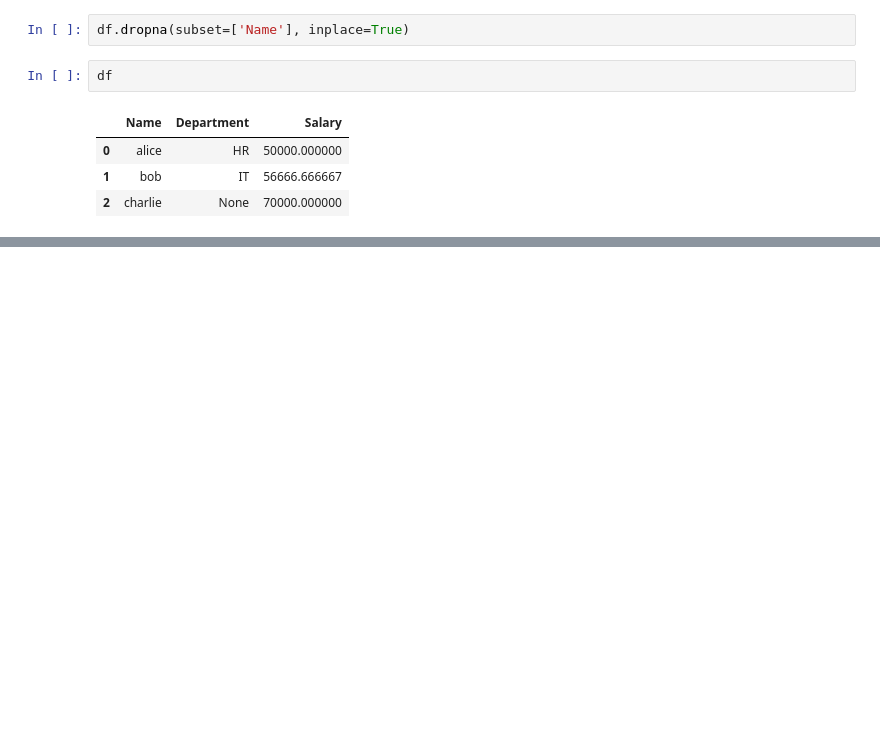
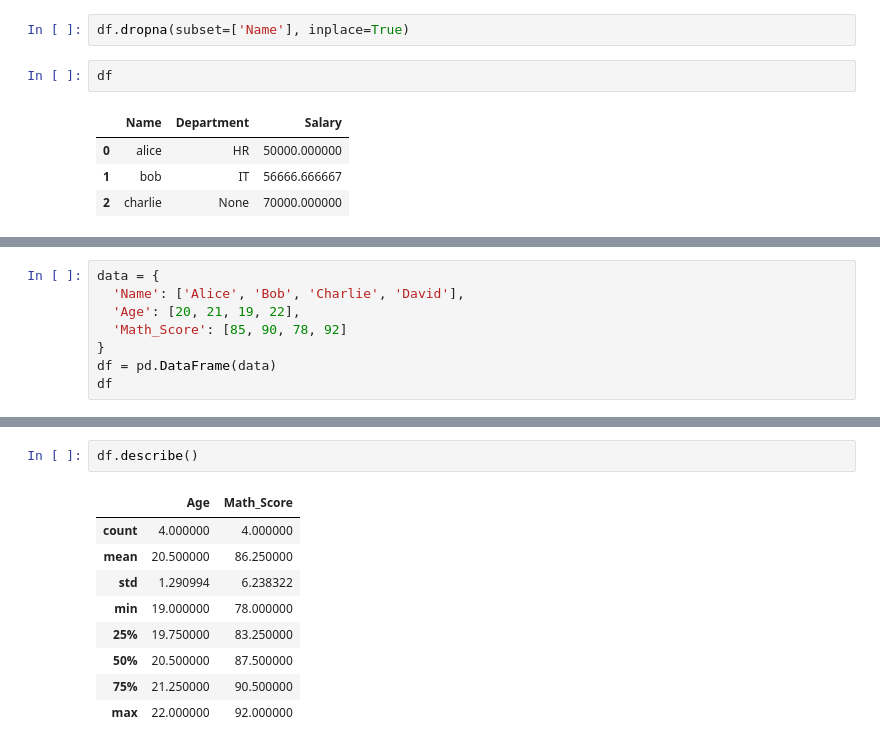
Before and after one commit to NageshaSriram/python-for-datascience, a Jupyter notebook: practice/Pandas.ipynb, the cells around one changed output, grey strips where cells are left out. Drawn from its saved outputs; the diff is of its cells as text; blank space fills up the shorter version.

```diff
--- a/practice/Pandas.ipynb
+++ b/practice/Pandas.ipynb
@@ -1226,0 +1233,8 @@ df
+# %%
+data = {
+  'Name': ['Alice', 'Bob', 'Charlie', 'David'],
+  'Age': [20, 21, 19, 22],
+  'Math_Score': [85, 90, 78, 92]
+}
+df = pd.DataFrame(data)
+df
@@ -1226,0 +1315,12 @@ df
+# %%
+df.describe()
+# %% [output]
+|  | Age | Math_Score |
+| count | 4.000000 | 4.000000 |
+| mean | 20.500000 | 86.250000 |
+| std | 1.290994 | 6.238322 |
+| min | 19.000000 | 78.000000 |
+| 25% | 19.750000 | 83.250000 |
+| 50% | 20.500000 | 87.500000 |
+| 75% | 21.250000 | 90.500000 |
+| max | 22.000000 | 92.000000 |
```
Also changed, not shown: parts of 25 cells of this notebook, 2 other files.
